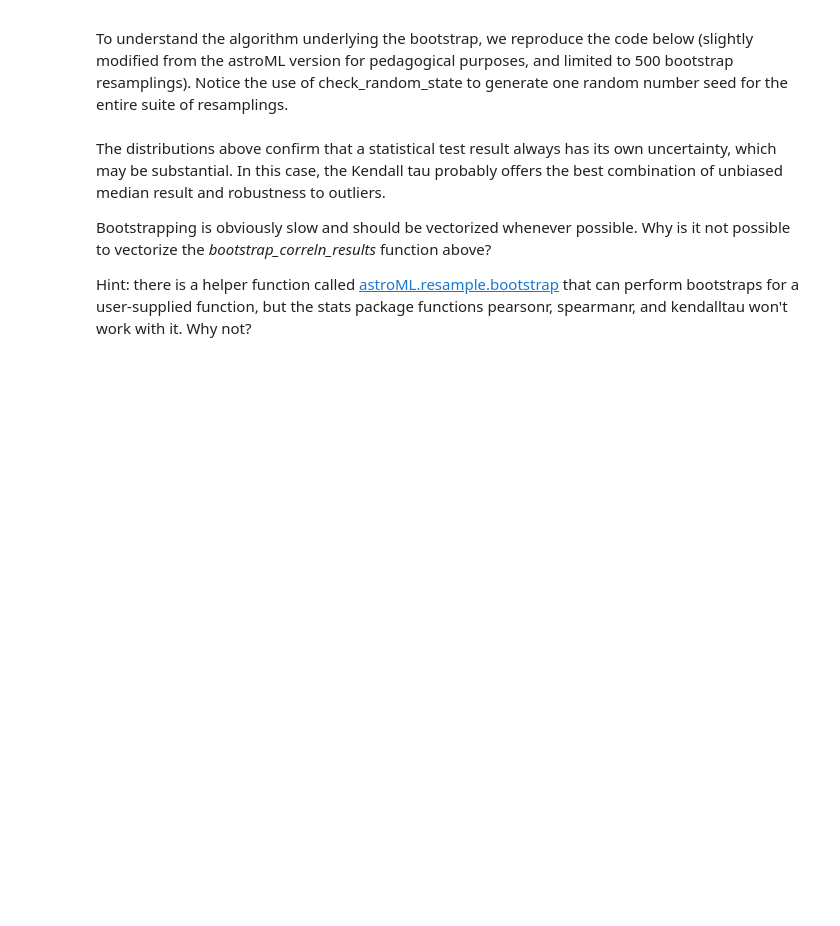
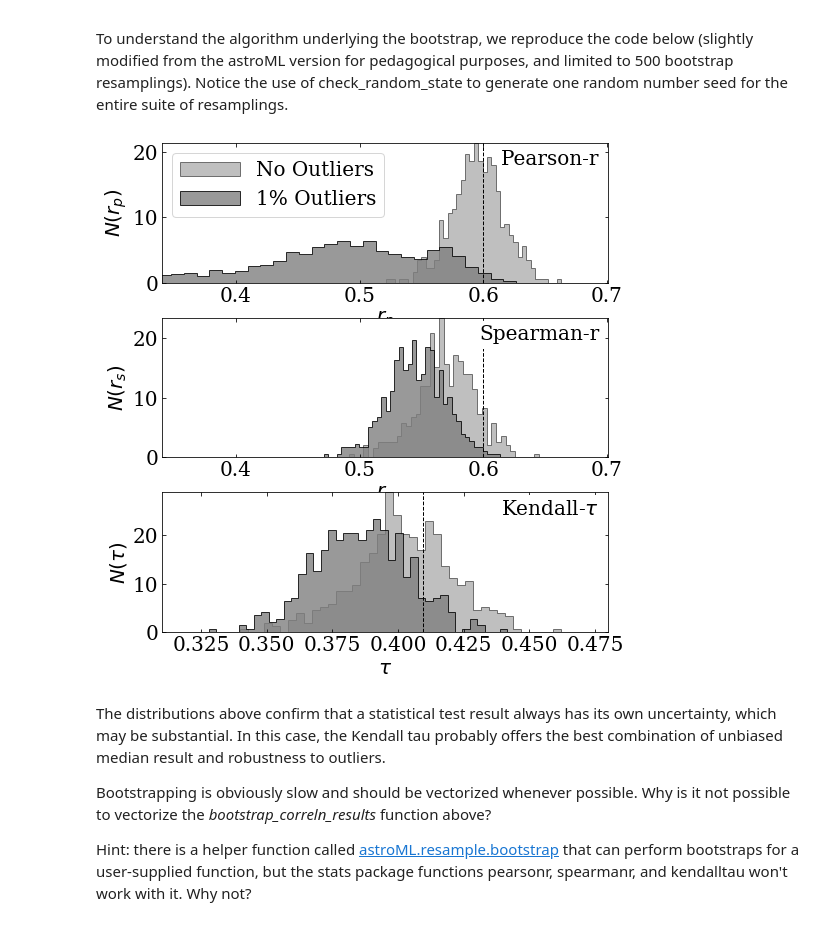
Before and after one commit to capprogram/2021bootcamp, a Jupyter notebook: bootstrapping/bootstrapping.ipynb, the cells around one changed output. Saved outputs shown, nothing was run; the diff lists cells and outputs as text; code cells hidden in the pictures; blank space fills up the shorter version.

```diff
--- a/bootstrapping/bootstrapping.ipynb
+++ b/bootstrapping/bootstrapping.ipynb
@@ -78,7 +78,7 @@ def bootstrap_correln_results(xydata, Nbootstraps, random_state=None):
     return results
 
 #----------------------------------------------------------------------
-# This function adjusts matplotlib settings for a uniform feel in the textbook.
+# This function adjusts matplotlib settings.
 # Note that with usetex=True, fonts are rendered with LaTeX.  This may
 # result in an error if LaTeX is not installed on your system.  In that case,
 # you can set usetex to False.
@@ -111,7 +111,7 @@ dataXY_out[:int(fracout * Npts)] = bivariate_normal(mu, sigmaout1, sigmaout2,
                                       alphaout, int(fracout * Npts))
 
 # true values of rho (pearson/spearman r) and tau
-# tau value comes from Eq. 41 of arXiv:1011.2009
+# tau value comes from Eq. 41 of arXiv:1011.2009 (paper ID, just paste into google)
 rho_true = 0.6
 tau_true = 2 / np.pi * np.arcsin(rho_true)
 
@@ -131,35 +131,37 @@ histargs = dict(alpha=0.5, label='No Outliers')
 histargs_out = dict(alpha=0.8, label='%i%% Outliers' % (int(fracout * 100)))
 
 distributions = ['Pearson-r', 'Spearman-r', r'Kendall-$\tau$']
 Ntests=3
 xlabels = ['r_p', 'r_s', r'\tau']\
 
 for i in range(Ntests):
     ax = fig.add_subplot(311 + i)
     ax.hist(results[i], 40, histtype='stepfilled', fc='gray',
-               normed=True, **histargs)
+               density=True, **histargs)
     ax.hist(results_out[i], 40, histtype='stepfilled', fc='gray',
-               normed=True, **histargs_out)
+               density=True, **histargs_out)
 
     if i == 0:
         ax.legend(loc=2)
 
     ylim = ax.get_ylim()
     if i < 2:
         ax.plot([rho_true, rho_true], ylim, '--k', lw=1)
         ax.set_xlim(0.34, 0.701)
     else:
         ax.plot([tau_true, tau_true], ylim, '--k', lw=1)
         ax.set_xlim(0.31, 0.48)
     ax.set_ylim(ylim)
 
     ax.text(0.98, 0.95, distributions[i], ha='right', va='top',
             transform=ax.transAxes, bbox=dict(fc='w', ec='w'))
 
     ax.set_xlabel('$%s$' % xlabels[i])
     ax.set_ylabel('$N(%s)$' % xlabels[i])
 
 plt.show()
+# %% [output]
+[figure, added]
 # %% [markdown]
 The distributions above confirm that a statistical test result always has its own uncertainty, which may be substantial. In this case, the Kendall tau probably offers the best combination of unbiased median result and robustness to outliers.
 
```
Also changed, not shown: parts of 5 cells of this notebook.
